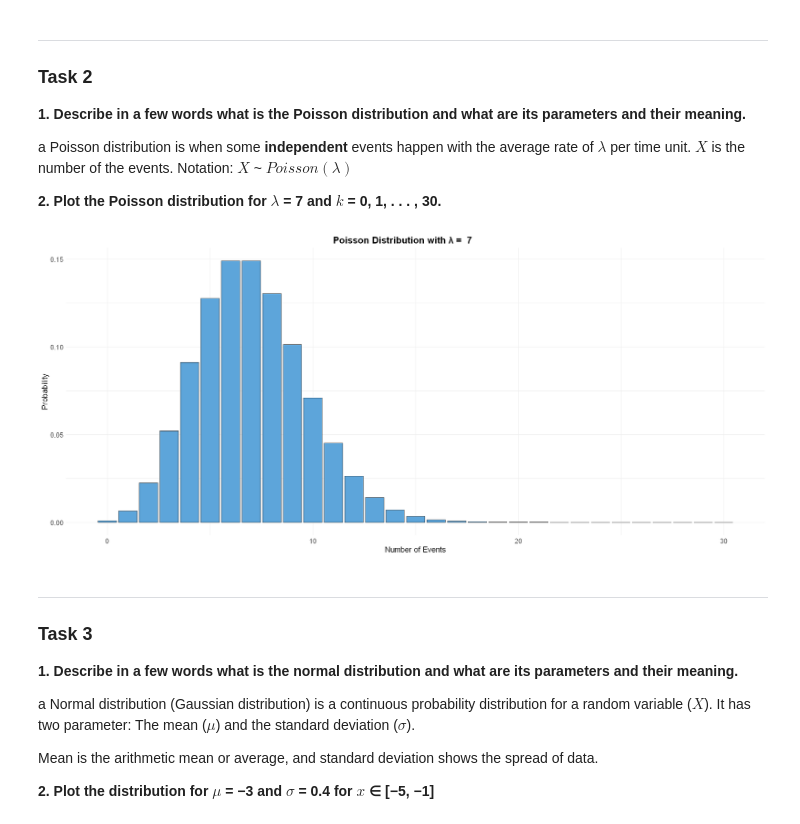
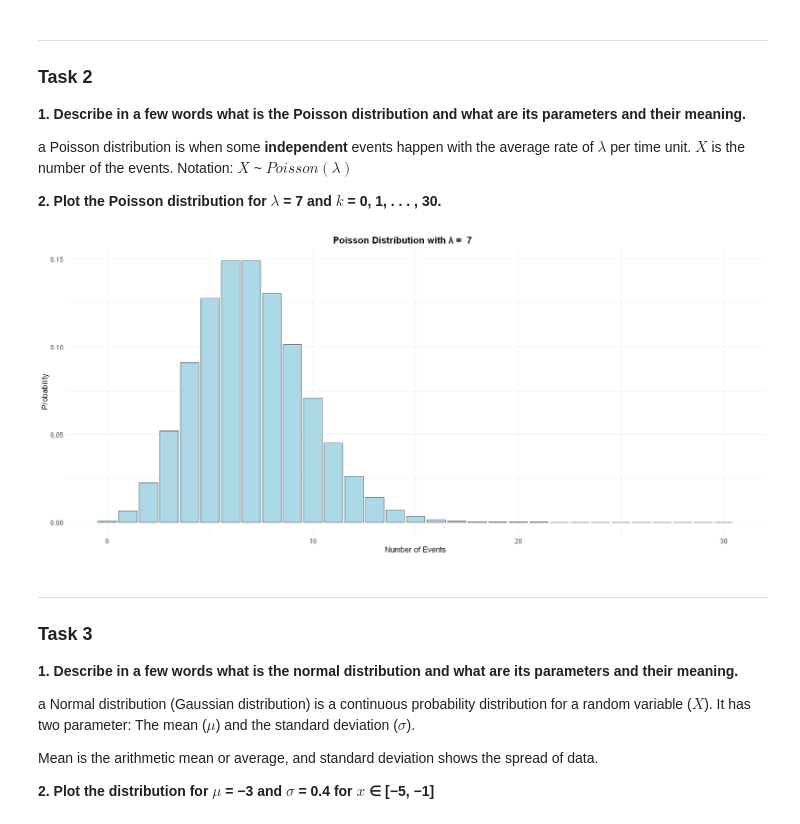
Before and after one commit to Pois0nous/Statistical_Project, a Jupyter notebook: Project.ipynb, the cells around one changed output. Saved outputs shown, nothing was run; the diff lists cells and outputs as text; code cells hidden in the pictures.

```diff
--- a/Project.ipynb
+++ b/Project.ipynb
@@ -54,20 +58,25 @@ a Poisson distribution is when some **independent** events happen with the avera
 # %%
 lambda <- 7
 k <- 0:30
 
-poisson_df <- data.frame(k = k, poisson_dist = dpois(k, lambda))
+# Create the Poisson distribution
+PoissonDist = dpois(k, lambda)
 
-ggplot(poisson_df, aes(x = k, y = poisson_dist)) +
-     geom_col(fill = "#5DA5DA", color = "#252525") +
+# Create the data frame
+PoissonDataframe <- data.frame(k = k, y = PoissonDist)
+
+# Create the bar plot using ggplot2
+ggplot(PoissonDataframe, aes(x = k, y = PoissonDist)) +
+     geom_col(fill = "lightblue", color = "#252525") +
      labs(title = paste("Poisson Distribution with λ = ", lambda),
           x = "Number of Events", y = "Probability") +
      theme_minimal() +
      theme(plot.title = element_text(hjust = 0.5, size = 16, face = "bold"),
           axis.text = element_text(size = 12),
           axis.title = element_text(size = 14),
           plot.title.position = "plot")
 # %% [output]
-[figure, old version]
+[figure, new version]
 # %% [markdown]
 ***
 
```
Also changed, not shown: parts of 28 cells of this notebook.
